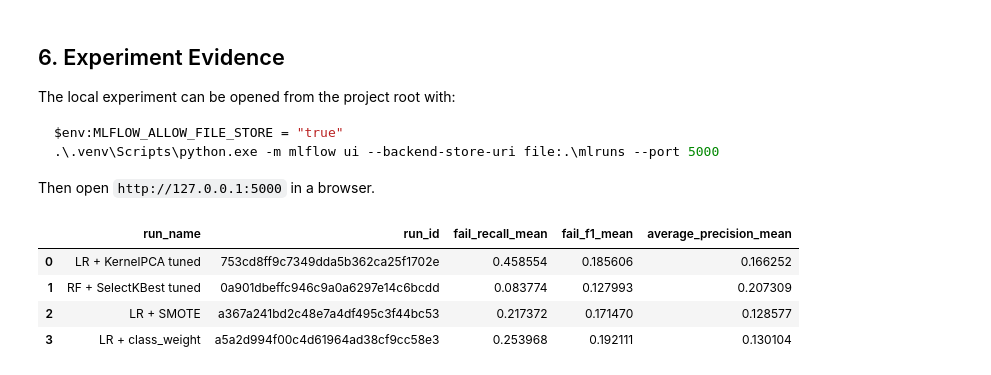
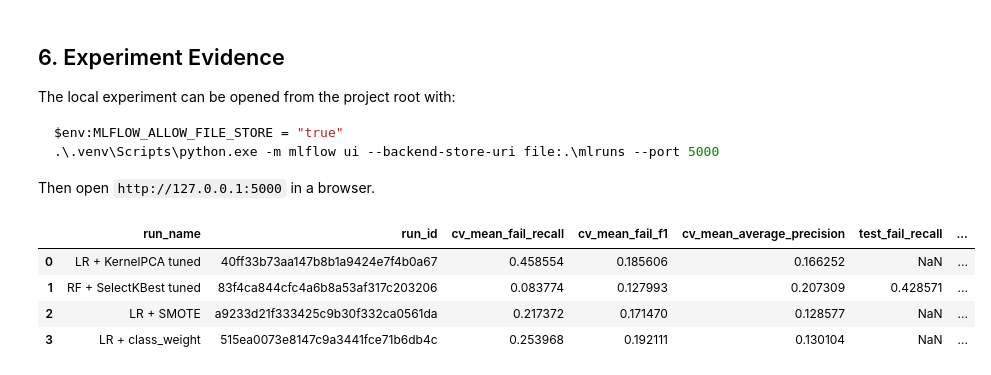
Before and after one commit to Spalding13/secom-fault-detection, a Jupyter notebook: notebooks/03_mlflow_experiment_tracking.ipynb, the cells around one changed output. Saved outputs shown, nothing was run; the diff lists cells and outputs as text; code cells hidden in the pictures.

```diff
--- a/notebooks/03_mlflow_experiment_tracking.ipynb
+++ b/notebooks/03_mlflow_experiment_tracking.ipynb
@@ -488,26 +508,29 @@ Then open `http://127.0.0.1:5000` in a browser.
 # %%
 client = MlflowClient()
 experiment = client.get_experiment_by_name(EXPERIMENT_NAME)
 runs = client.search_runs(
     experiment_ids=[experiment.experiment_id],
     order_by=["attributes.start_time DESC"],
 )
 
 mlflow_run_summary = pd.DataFrame([
     {
         "run_name": run.info.run_name,
         "run_id": run.info.run_id,
-        "fail_recall_mean": run.data.metrics.get("fail_recall_mean"),
-        "fail_f1_mean": run.data.metrics.get("fail_f1_mean"),
-        "average_precision_mean": run.data.metrics.get("average_precision_mean"),
+        "cv_mean_fail_recall": run.data.metrics.get("cv_mean_fail_recall"),
+        "cv_mean_fail_f1": run.data.metrics.get("cv_mean_fail_f1"),
+        "cv_mean_average_precision": run.data.metrics.get("cv_mean_average_precision"),
+        "test_fail_recall": run.data.metrics.get("test_fail_recall"),
+        "test_fail_f1": run.data.metrics.get("test_fail_f1"),
+        "test_average_precision": run.data.metrics.get("test_average_precision"),
     }
     for run in runs
 ])
 
 mlflow_run_summary.head(10)
 # %% [output]
-|  | run_name | run_id | fail_recall_mean | fail_f1_mean | average_precision_mean |
-| 0 | LR + KernelPCA tuned | 753cd8ff9c7349dda5b362ca25f1702e | 0.458554 | 0.185606 | 0.166252 |
-| 1 | RF + SelectKBest tuned | 0a901dbeffc946c9a0a6297e14c6bcdd | 0.083774 | 0.127993 | 0.207309 |
-| 2 | LR + SMOTE | a367a241bd2c48e7a4df495c3f44bc53 | 0.217372 | 0.171470 | 0.128577 |
-| 3 | LR + class_weight | a5a2d994f00c4d61964ad38cf9cc58e3 | 0.253968 | 0.192111 | 0.130104 |
+|  | run_name | run_id | cv_mean_fail_recall | cv_mean_fail_f1 | cv_mean_average_precision | test_fail_recall | ... |
+| 0 | LR + KernelPCA tuned | 40ff33b73aa147b8b1a9424e7f4b0a67 | 0.458554 | 0.185606 | 0.166252 | NaN | ... |
+| 1 | RF + SelectKBest tuned | 83f4ca844cfc4a6b8a53af317c203206 | 0.083774 | 0.127993 | 0.207309 | 0.428571 | ... |
+| 2 | LR + SMOTE | a9233d21f333425c9b30f332ca0561da | 0.217372 | 0.171470 | 0.128577 | NaN | ... |
+| 3 | LR + class_weight | 515ea0073e8147c9a3441fce71b6db4c | 0.253968 | 0.192111 | 0.130104 | NaN | ... |
```
Also changed, not shown: parts of 13 cells of this notebook, 8 other files.
